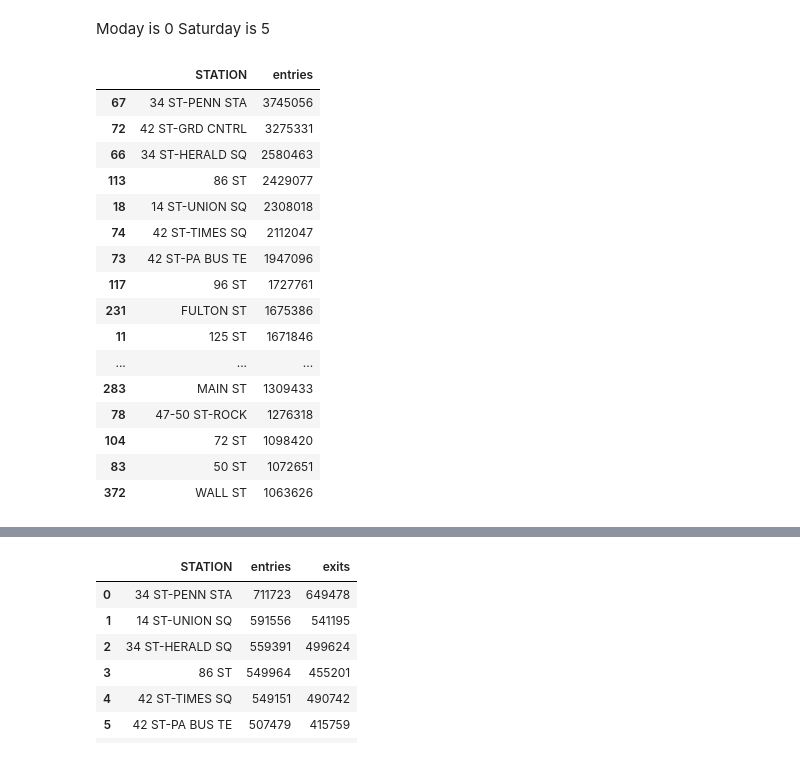
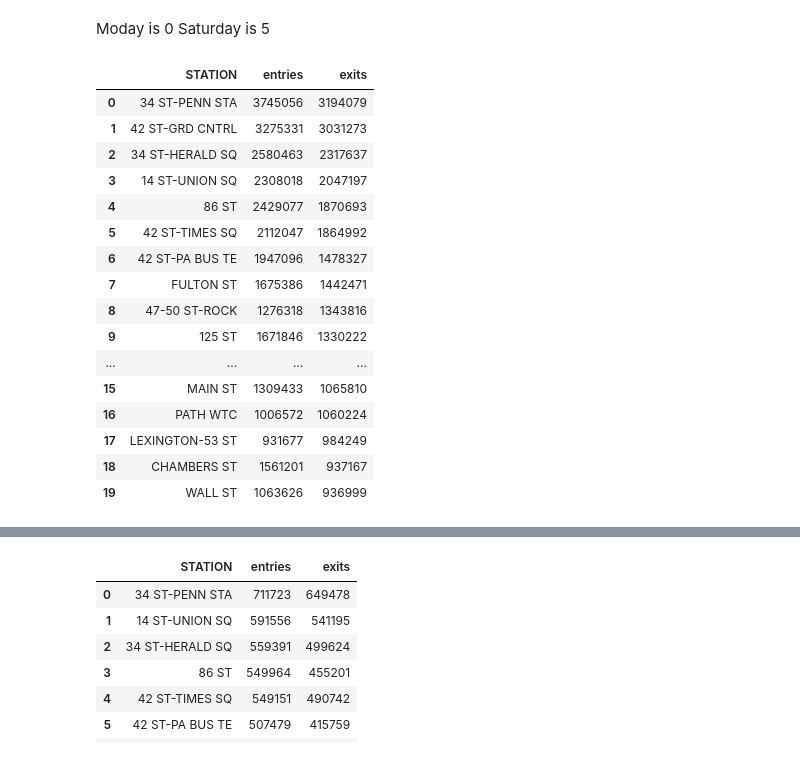
Before and after one commit to npatta01/MTA-Analysis, a Jupyter notebook: benson.ipynb, the cells around one changed output, grey strips where cells are left out. Cells and saved outputs as stored; diff of their text form; code cells hidden in the pictures.

```diff
--- a/benson.ipynb
+++ b/benson.ipynb
@@ -95,7 +41,7 @@ df['date_parsed'] = pd.to_datetime(df.DATE)
 # %% [markdown]
 ##Sort the entries
 # %%
-df.sort(['C/A','UNIT','SCP','STATION','LINENAME','DIVISION','date_time'],inplace =True)
+df=df.sort(['C/A','UNIT','SCP','STATION','LINENAME','DIVISION','date_time'])
 # %% [markdown]
 ## Get non cummulative count
 # %% [markdown]
@@ -160,29 +115,30 @@ weekday_date_df=df[df['date_parsed'].dt.weekday < 5]
 weekend_date_df=df[df['date_parsed'].dt.weekday >= 5]
 #df[df['date_parsed'].dt.weekday < 5].tail(50)
 # %%
-wday_entries=weekday_date_df[['STATION','ENTRIESn_hourly']].groupby(['STATION']).agg({'ENTRIESn_hourly':sum})
-wday_entries=wday_entries.reset_index()
+wday_entries_exits=weekday_date_df[['STATION','ENTRIESn_hourly','EXITSn_hourly']].groupby(['STATION']).agg({'EXITSn_hourly':sum,'ENTRIESn_hourly':sum})
+wday_entries_exits=wday_entries_exits.reset_index()
 
-wday_entries=wday_entries.sort('ENTRIESn_hourly',ascending=False)
-wday_entries.rename(columns={'ENTRIESn_hourly':'entries'}, inplace=True)
+wday_entries_exits=wday_entries_exits.sort('EXITSn_hourly',ascending=False)
+wday_entries_exits.rename(columns={'ENTRIESn_hourly':'entries', 'EXITSn_hourly':'exits'}, inplace=True)
 
-wday_entries.head(20)
+top_weekday_stations = wday_entries_exits.head(20).reset_index(drop=True)
+top_weekday_stations
 # %% [output]
-|  | STATION | entries |
-| 67 | 34 ST-PENN STA | 3745056 |
-| 72 | 42 ST-GRD CNTRL | 3275331 |
-| 66 | 34 ST-HERALD SQ | 2580463 |
-| 113 | 86 ST | 2429077 |
-| 18 | 14 ST-UNION SQ | 2308018 |
-| 74 | 42 ST-TIMES SQ | 2112047 |
-| 73 | 42 ST-PA BUS TE | 1947096 |
-| 117 | 96 ST | 1727761 |
-| 231 | FULTON ST | 1675386 |
-| 11 | 125 ST | 1671846 |
-| ... | ... | ... |
-| 283 | MAIN ST | 1309433 |
-| 78 | 47-50 ST-ROCK | 1276318 |
-| 104 | 72 ST | 1098420 |
-| 83 | 50 ST | 1072651 |
-| 372 | WALL ST | 1063626 |
+|  | STATION | entries | exits |
+| 0 | 34 ST-PENN STA | 3745056 | 3194079 |
+| 1 | 42 ST-GRD CNTRL | 3275331 | 3031273 |
+| 2 | 34 ST-HERALD SQ | 2580463 | 2317637 |
+| 3 | 14 ST-UNION SQ | 2308018 | 2047197 |
+| 4 | 86 ST | 2429077 | 1870693 |
+| 5 | 42 ST-TIMES SQ | 2112047 | 1864992 |
+| 6 | 42 ST-PA BUS TE | 1947096 | 1478327 |
+| 7 | FULTON ST | 1675386 | 1442471 |
+| 8 | 47-50 ST-ROCK | 1276318 | 1343816 |
+| 9 | 125 ST | 1671846 | 1330222 |
+| ... | ... | ... | ... |
+| 15 | MAIN ST | 1309433 | 1065810 |
+| 16 | PATH WTC | 1006572 | 1060224 |
+| 17 | LEXINGTON-53 ST | 931677 | 984249 |
+| 18 | CHAMBERS ST | 1561201 | 937167 |
+| 19 | WALL ST | 1063626 | 936999 |
 # %%
```
Also changed, not shown: parts of 16 cells of this notebook, 6 other files.
